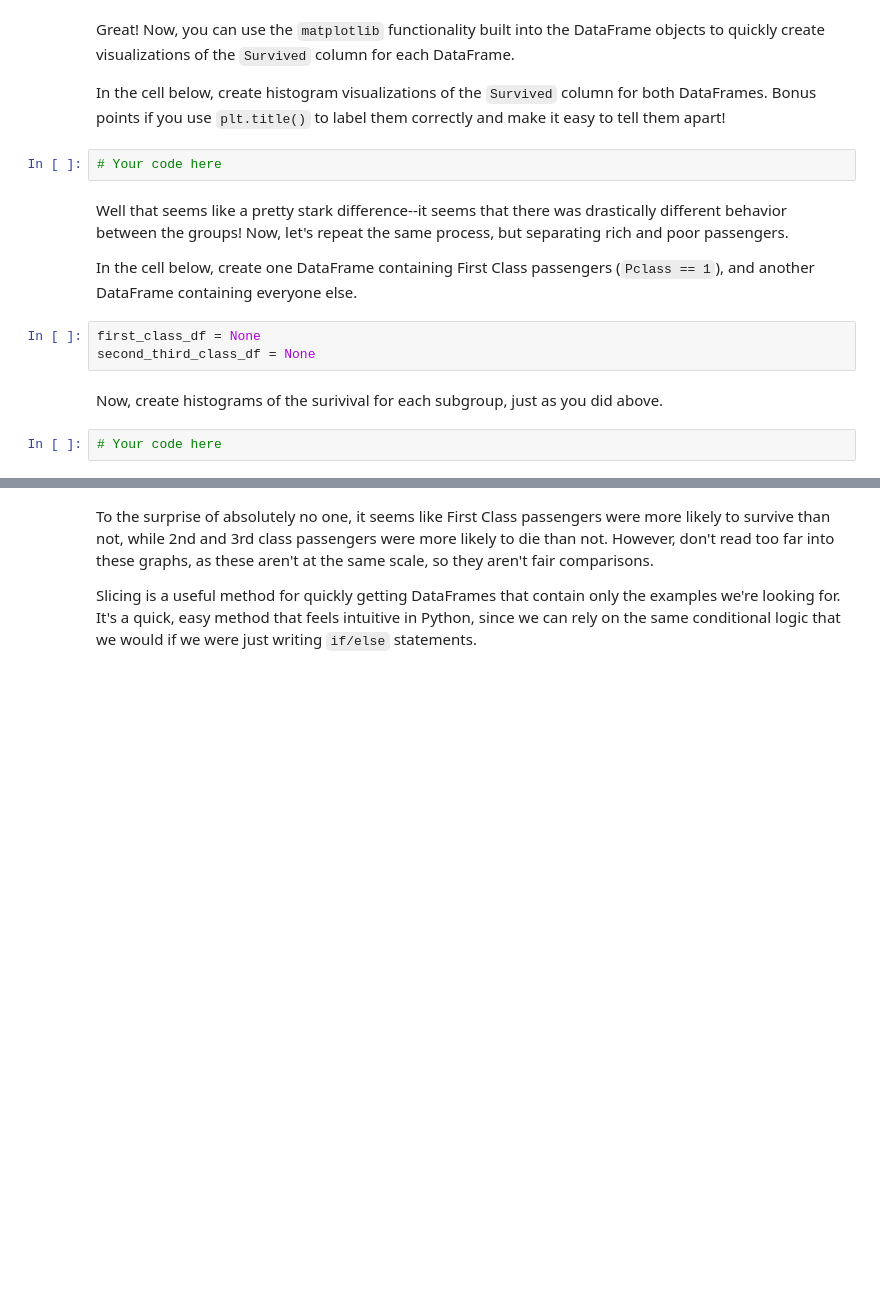
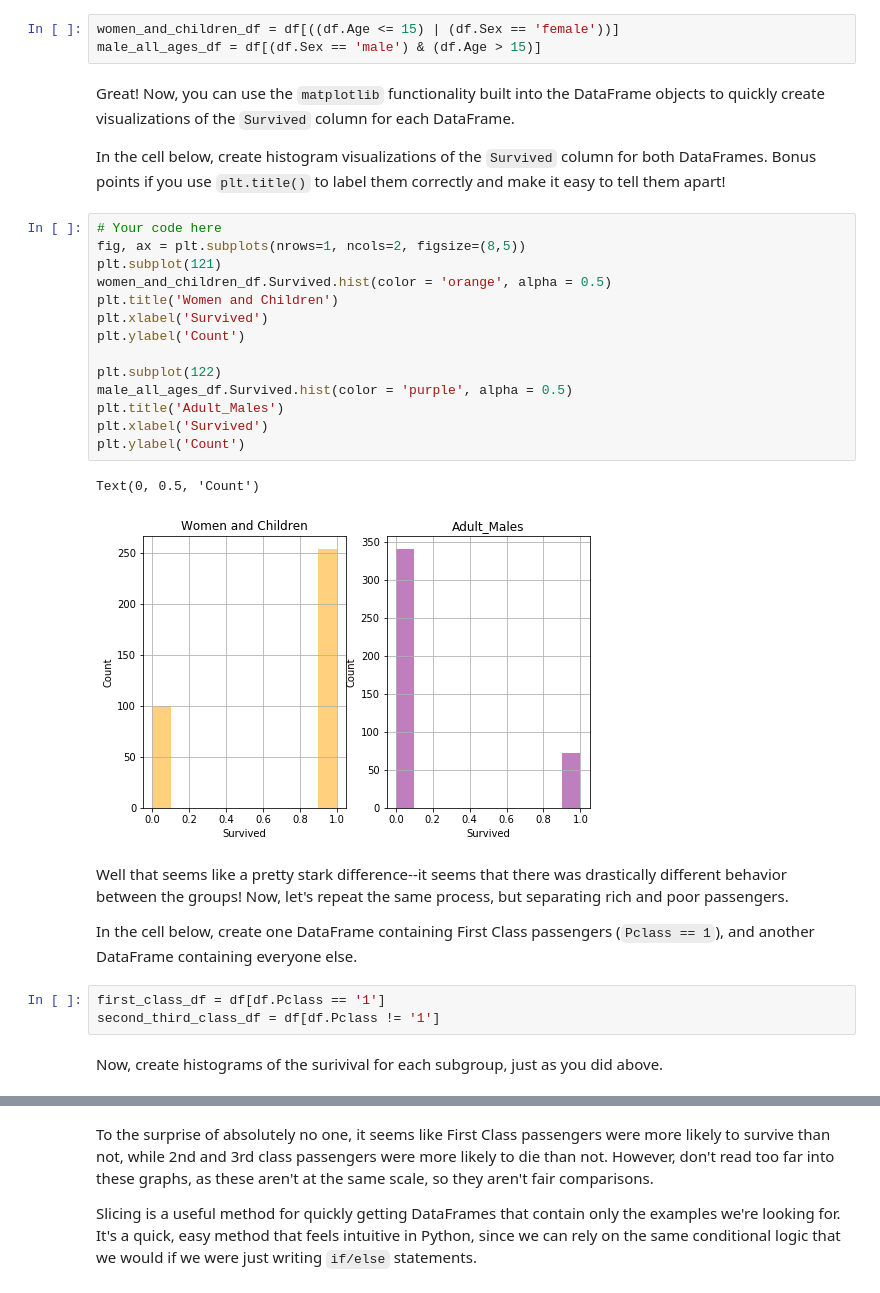
Before and after one commit to jammy-bot/dsc-using-sql-with-pandas-lab-online-ds-ft-120919, a Jupyter notebook: index.ipynb, the cells around one changed output, grey strips where cells are left out. Cells and saved outputs as stored; diff of their text form; blank space fills up the shorter version.

```diff
--- a/index.ipynb
+++ b/index.ipynb
@@ -111,17 +125,33 @@ male_all_ages_df = None
+# %%
+women_and_children_df = df[((df.Age <= 15) | (df.Sex == 'female'))]
+male_all_ages_df = df[(df.Sex == 'male') & (df.Age > 15)]
 # %% [markdown]
 Great! Now, you can use the `matplotlib` functionality built into the DataFrame objects to quickly create visualizations of the `Survived` column for each DataFrame.
 
 In the cell below, create histogram visualizations of the `Survived` column for both DataFrames.  Bonus points if you use `plt.title()` to label them correctly and make it easy to tell them apart!
-# %%
-# Your code here
+# %%
+# Your code here
+fig, ax = plt.subplots(nrows=1, ncols=2, figsize=(8,5))
+plt.subplot(121)
+women_and_children_df.Survived.hist(color = 'orange', alpha = 0.5)
+plt.title('Women and Children')
+plt.xlabel('Survived')
+plt.ylabel('Count')
+
+plt.subplot(122)
+male_all_ages_df.Survived.hist(color = 'purple', alpha = 0.5)
+plt.title('Adult_Males')
+plt.xlabel('Survived')
+plt.ylabel('Count')
+# %% [output]
+Text(0, 0.5, 'Count')
+[figure, added]
 # %% [markdown]
 Well that seems like a pretty stark difference--it seems that there was drastically different behavior between the groups!  Now, let's repeat the same process, but separating rich and poor passengers.
 
 In the cell below, create one DataFrame containing First Class passengers (`Pclass == 1`), and another DataFrame containing everyone else.
-# %%
-first_class_df = None
-second_third_class_df = None
+# %%
+first_class_df = df[df.Pclass == '1']
+second_third_class_df = df[df.Pclass != '1']
 # %% [markdown]
 Now, create histograms of the surivival for each subgroup, just as you did above.
-# %%
-# Your code here
```
Also changed, not shown: parts of 21 cells of this notebook.
